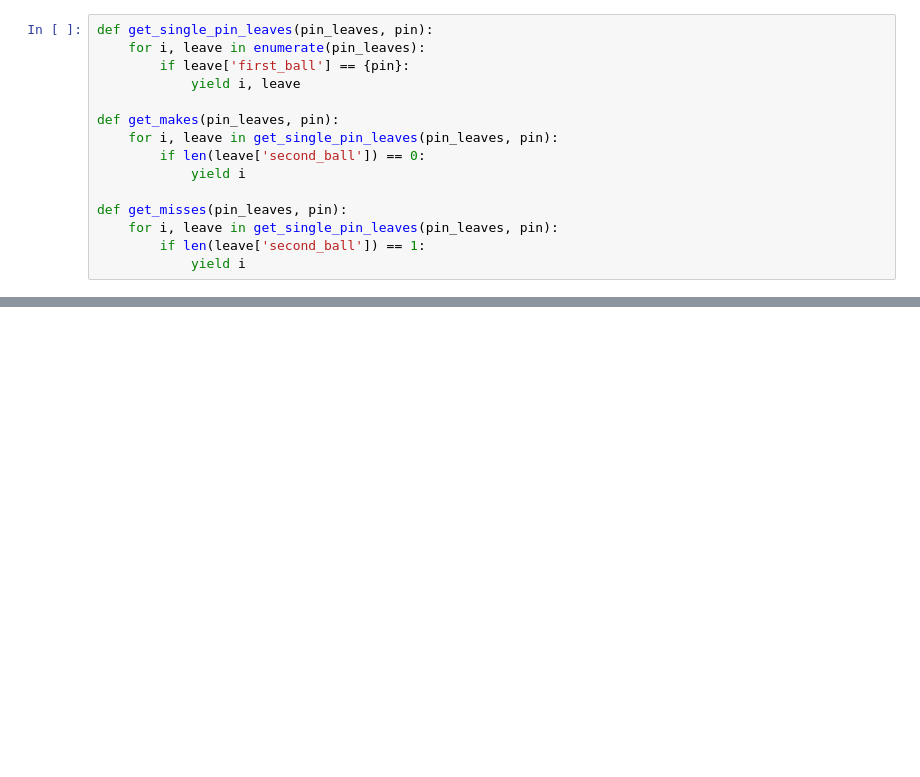
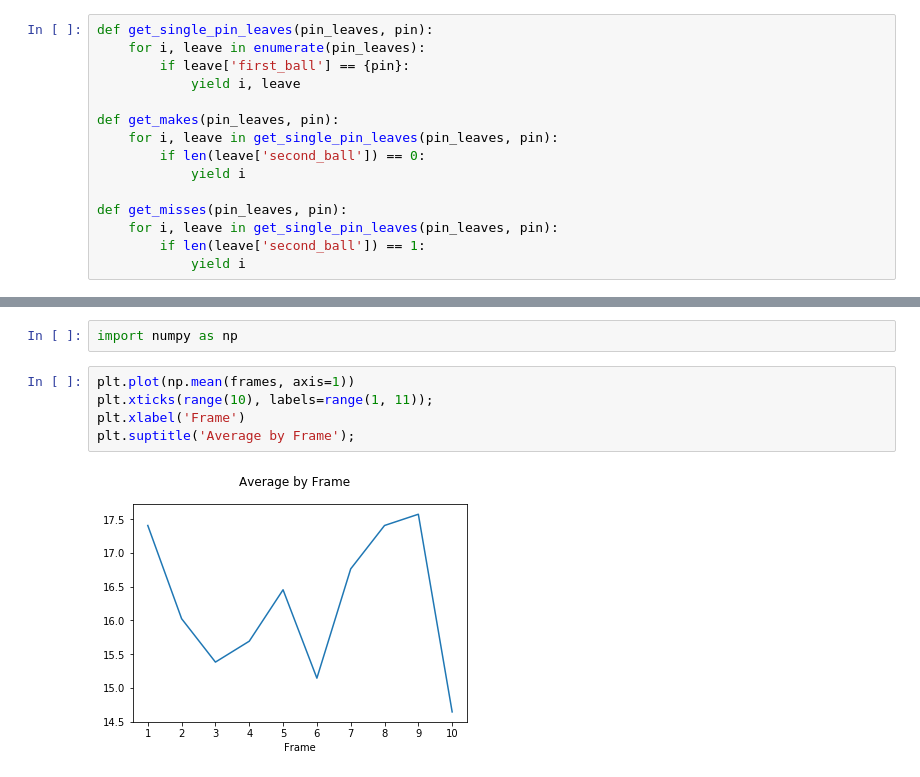
Before and after one commit to jobevers/bowlingscorer, a Jupyter notebook: Basic Stats.ipynb, the cells around one changed output, grey strips where cells are left out. Cells and saved outputs as stored; diff of their text form; blank space fills up the shorter version.

```diff
--- a/Basic Stats.ipynb
+++ b/Basic Stats.ipynb
@@ -163,0 +194,9 @@ fig.suptitle('Single Pin Leaves and Spares by Game');
+# %%
+import numpy as np
+# %%
+plt.plot(np.mean(frames, axis=1))
+plt.xticks(range(10), labels=range(1, 11));
+plt.xlabel('Frame')
+plt.suptitle('Average by Frame');
+# %% [output]
+[figure, added]
```
Also changed, not shown: parts of 16 cells of this notebook.
